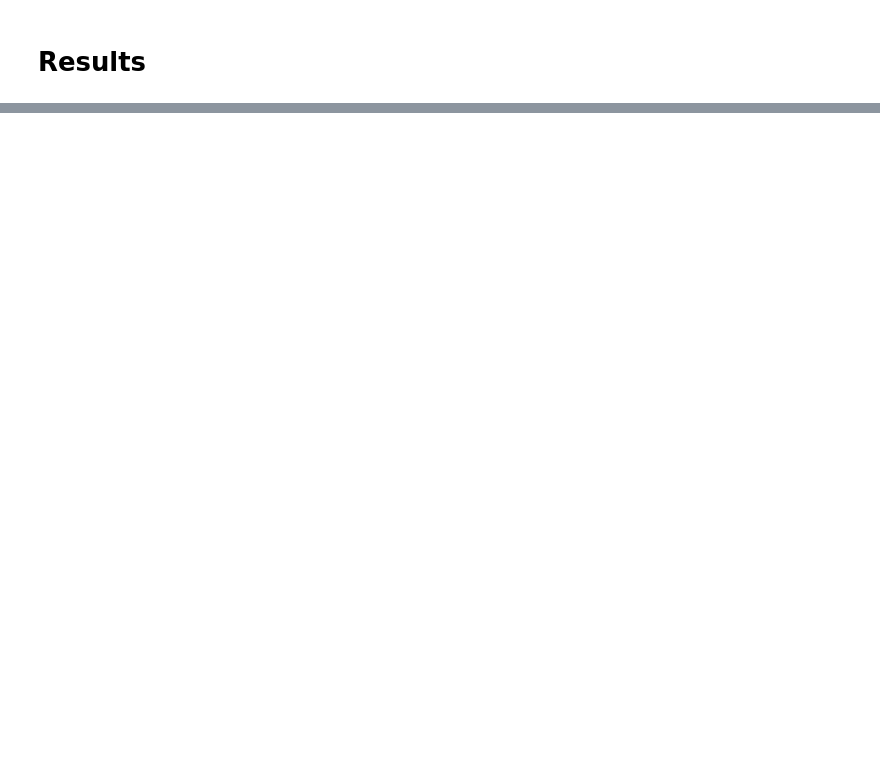
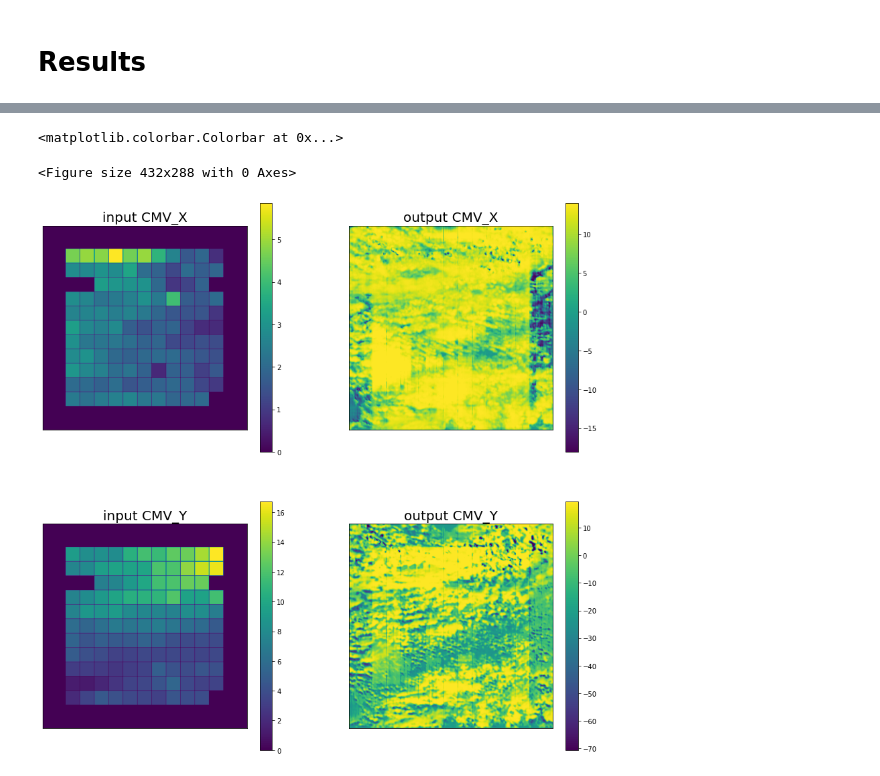
Before and after one commit to dorrabennour/DeepPV, a Jupyter notebook: Unet-Copy1.ipynb, the cells around one changed output, grey strips where cells are left out. Cells and saved outputs as stored; diff of their text form; code cells hidden in the pictures; blank space fills up the shorter version.

```diff
--- a/Unet-Copy1.ipynb
+++ b/Unet-Copy1.ipynb
@@ -520,0 +371,76 @@ def prevision_chain(X_test,Y_test,model,nc_prediction_dirout,file_name_list,star
+# %%
+true_t60=xr.open_dataset('/net/nfs/ssd2/dbennour/CAL_CMV_slot/test_data/CAL_CMV_20201010_1500_1530.nc')
+true=xr.open_dataset("/homedata/dbennour/DeepPV/cloud_albedo_forecast/raw_forecast/2020_10_10/raw_cloudindex_202010101500_to_t0.nc")
+ex1=xr.open_dataset("/homedata/dbennour/DeepPV/cloud_albedo_forecast/raw_forecast/2020_10_10/raw_cloudindex_202010101500_to_t30.nc")
+ex2=xr.open_dataset("/homedata/dbennour/DeepPV/cloud_albedo_forecast/Unet_forecast/2020_10_10/raw_cloudindex_202010101500_to_t30.nc")
+cmv1=xr.open_dataset("/homedata/dbennour/DeepPV/cloud_albedo_forecast/Real_CMV/2020_10_10/CMV_BM_MAXCORRcst_20201010_1445_1500.nc")
+cmv2=xr.open_dataset("/homedata/dbennour/DeepPV/cloud_albedo_forecast/Unet_cmv/2020_10_10/CMV_BM_MAXCORRcst_20201010_1445_1500.nc")
+# %%
+%matplotlib inline
+plt.tight_layout()
+# plt.figure(figsize=(12,12))
+fig=plt.figure(figsize=(15,15));
+
+
+
+ax1=fig.add_subplot(2,2,1);
+im=plt.imshow(cmv1['CMV_X']);
+# plt.colorbar(im);
+plt.title('input CMV_X',size=20);
+plt.tick_params(
+axis='both',          # changes apply to the x-axis
+which='both',      # both major and minor ticks are affected
+bottom=False,      # ticks along the bottom edge are off
+top=False,         # ticks along the top edge are off
+left=False,
+labelbottom=False,
+labelleft=False)
+plt.colorbar(im)
+
+plt.subplot(223)
+im=plt.imshow(cmv1['CMV_Y']);
+# plt.colorbar(im);
+plt.title('input CMV_Y',size=20);
+plt.tick_params(
+axis='both',          # changes apply to the x-axis
+which='both',      # both major and minor ticks are affected
+bottom=False,      # ticks along the bottom edge are off
+top=False,         # ticks along the top edge are off
+left=False,
+labelbottom=False,
+labelleft=False)
+
+plt.colorbar(im)
+
+plt.subplot(222)
+im=plt.imshow(cmv2['CMV_X']);
+# plt.colorbar(im);
+plt.title('output CMV_X',size=20);
+plt.tick_params(
+axis='both',          # changes apply to the x-axis
+which='both',      # both major and minor ticks are affected
+bottom=False,      # ticks along the bottom edge are off
+top=False,         # ticks along the top edge are off
+left=False,
+labelbottom=False,
+labelleft=False)
+plt.colorbar(im)
+
+plt.subplot(224);
+im=plt.imshow(cmv2['CMV_Y']);
+# plt.colorbar(im);
+plt.title('output CMV_Y',size=20);
+plt.tick_params(
+axis='both',          # changes apply to the x-axis
+which='both',      # both major and minor ticks are affected
+bottom=False,      # ticks along the bottom edge are off
+top=False,         # ticks along the top edge are off
+left=False,
+labelbottom=False,
+labelleft=False)
+plt.colorbar(im)
+# plt.savefig('202010101500.png')
+# %% [output]
+<matplotlib.colorbar.Colorbar at 0x...>
+<Figure size 432x288 with 0 Axes>
+[figure, added]
```
Also changed, not shown: parts of 68 cells of this notebook.
